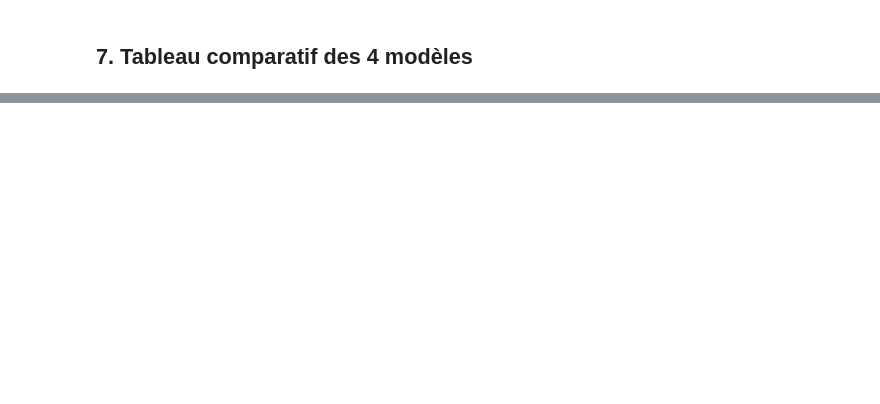
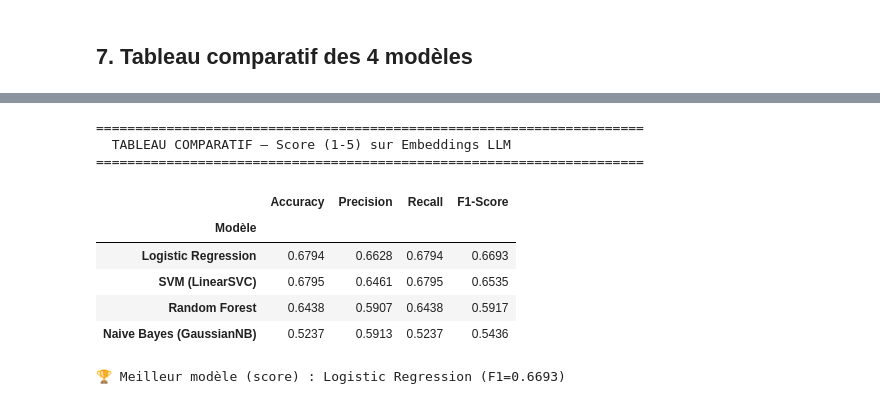
Before and after one commit to adamelhirch/S6C01, a Jupyter notebook: notebooks/4-ML-classique/03-ml-llm.ipynb, the cells around one changed output, grey strips where cells are left out. Cells and saved outputs as stored; diff of their text form; code cells hidden in the pictures; blank space fills up the shorter version.

```diff
--- a/notebooks/4-ML-classique/03-ml-llm.ipynb
+++ b/notebooks/4-ML-classique/03-ml-llm.ipynb
@@ -279,0 +407,16 @@ Les embeddings DistilBERT capturent des informations sémantiques riches, ce qui
+# %%
+# Entraîner les 4 modèles sur le score (1-5)
+score_models = {
+    'Logistic Regression': LogisticRegression(max_iter=1000, random_state=RANDOM_STATE, solver='lbfgs'),
+    'SVM (LinearSVC)': LinearSVC(max_iter=2000, random_state=RANDOM_STATE, dual='auto'),
+    'Random Forest': RandomForestClassifier(n_estimators=200, random_state=RANDOM_STATE, n_jobs=-1),
+    'Naive Bayes (GaussianNB)': GaussianNB()
+}
+
+score_results = []
+for name, model in score_models.items():
+    use_scaled = name != 'Random Forest'
+    X_tr = X_train_scaled if use_scaled else X_train
+    X_te = X_test_scaled if use_scaled else X_test
+    result = train_and_evaluate(model, name, X_tr, X_te, y_train_score, y_test_score)
+    score_results.append(result)
@@ -280,2 +441,34 @@ Les embeddings DistilBERT capturent des informations sémantiques riches, ce qui
+# %%
+# Tableau comparatif — Score (1-5)
+score_comparison = []
+for r in score_results:
+    score_comparison.append({
+        'Modèle': r['model_name'],
+        'Accuracy': f"{r['accuracy']:.4f}",
+        'Precision': f"{r['precision']:.4f}",
+        'Recall': f"{r['recall']:.4f}",
+        'F1-Score': f"{r['f1_score']:.4f}"
+    })
+
+df_score = pd.DataFrame(score_comparison).set_index('Modèle')
+print('\n' + '='*70)
+print('  TABLEAU COMPARATIF — Score (1-5) sur Embeddings LLM')
+print('='*70)
+display(df_score)
+
+best_score_idx = np.argmax([r['f1_score'] for r in score_results])
+best_score = score_results[best_score_idx]
+print(f'\n🏆 Meilleur modèle (score) : {best_score["model_name"]} (F1={best_score["f1_score"]:.4f})')
+# %% [output]
+======================================================================
+  TABLEAU COMPARATIF — Score (1-5) sur Embeddings LLM
+======================================================================
+|  | Accuracy | Precision | Recall | F1-Score |
+| Modèle |  |  |  |  |
+| Logistic Regression | 0.6794 | 0.6628 | 0.6794 | 0.6693 |
+| SVM (LinearSVC) | 0.6795 | 0.6461 | 0.6795 | 0.6535 |
+| Random Forest | 0.6438 | 0.5907 | 0.6438 | 0.5917 |
+| Naive Bayes (GaussianNB) | 0.5237 | 0.5913 | 0.5237 | 0.5436 |
+🏆 Meilleur modèle (score) : Logistic Regression (F1=0.6693)
 # %%
 print('\n✅ Notebook SAE-117 terminé avec succès !')
```
Also changed, not shown: parts of 17 cells of this notebook.
